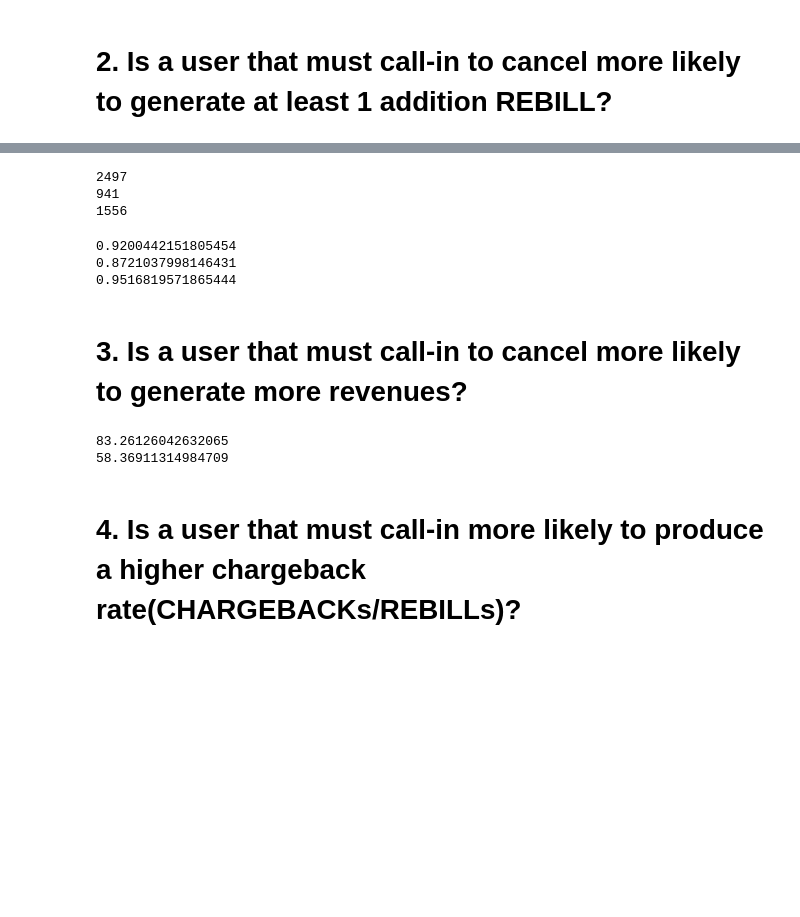
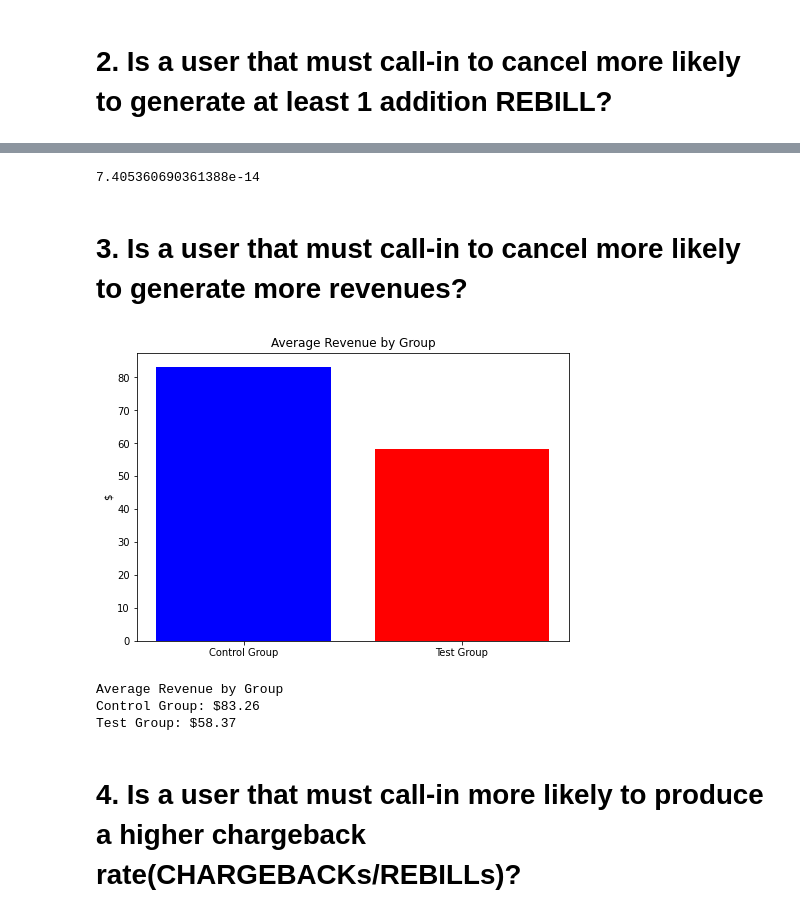
Before and after one commit to BigUnit/datasciencetest, a Jupyter notebook: datasciencetest.ipynb, the cells around one changed output, grey strips where cells are left out. Cells and saved outputs as stored; diff of their text form; code cells hidden in the pictures; blank space fills up the shorter version.

```diff
--- a/datasciencetest.ipynb
+++ b/datasciencetest.ipynb
@@ -50,34 +75,31 @@ print(tUserCount)
 # %%
-totRebills = len(df.loc[(df['transaction_type'] == 'REBILL')].groupby('sample_id'))
-print(totRebills)
-
-cRebills = len(cData.loc[(cData['transaction_type'] == 'REBILL')].groupby('sample_id'))
-print(cRebills)
-
-tRebills = len(tData.loc[(tData['transaction_type'] == 'REBILL')].groupby('sample_id'))
-print(tRebills)
+#rebill counts by group
+rebillCounts = [len(cData.loc[(cData['transaction_type'] == 'REBILL')].groupby('sample_id')), len(tData.loc[(tData['transaction_type'] == 'REBILL')].groupby('sample_id'))]
+z_stat, pval = proportions_ztest(rebillCounts, nobs=[cUserCount,tUserCount])
+pval
 # %% [output]
-2497
-941
-1556
+7.405360690361388e-14
-# %%
-print(totRebills/totUserCount)
-print(cRebills/cUserCount)
-print(tRebills/tUserCount)
-# %% [output]
-0.9200442151805454
-0.8721037998146431
-0.9516819571865444
 # %% [markdown]
 # 3. Is a user that must call-in to cancel more likely to generate more revenues?
-# %%
-cTotal = cData['transaction_amount'].sum() / cUserCount
-print(cTotal)
-
-tTotal = tData['transaction_amount'].sum() / tUserCount
-print(tTotal)
-# %% [output]
-83.26126042632065
-58.36911314984709
+# %%
+#average revenue
+cAvgRev = round(cData['transaction_amount'].sum() / cUserCount, 2)
+tAvgRev = round(tData['transaction_amount'].sum() / tUserCount, 2)
+
+
+fig = plt.figure()
+ax = fig.add_axes([0,0,1,1])
+ax.bar(labels[0], cAvgRev, color ='b')
+ax.bar(labels[1], tAvgRev, color ='r')
+ax.set_title('Average Revenue by Group')
+ax.set_ylabel('$')
+plt.show()
+
+print(f"Average Revenue by Group\nControl Group: ${cAvgRev}\nTest Group: ${tAvgRev}")
+# %% [output]
+[figure, added]
+Average Revenue by Group
+Control Group: $83.26
+Test Group: $58.37
 # %% [markdown]
 # 4. Is a user that must call-in more likely to produce a higher chargeback rate(CHARGEBACKs/REBILLs)?
```
Also changed, not shown: parts of 8 cells of this notebook.
